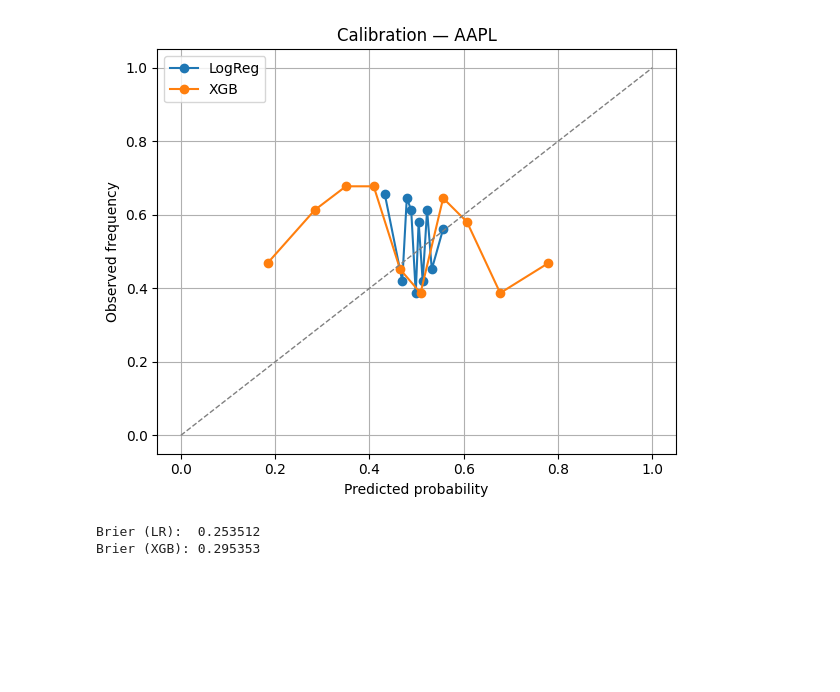
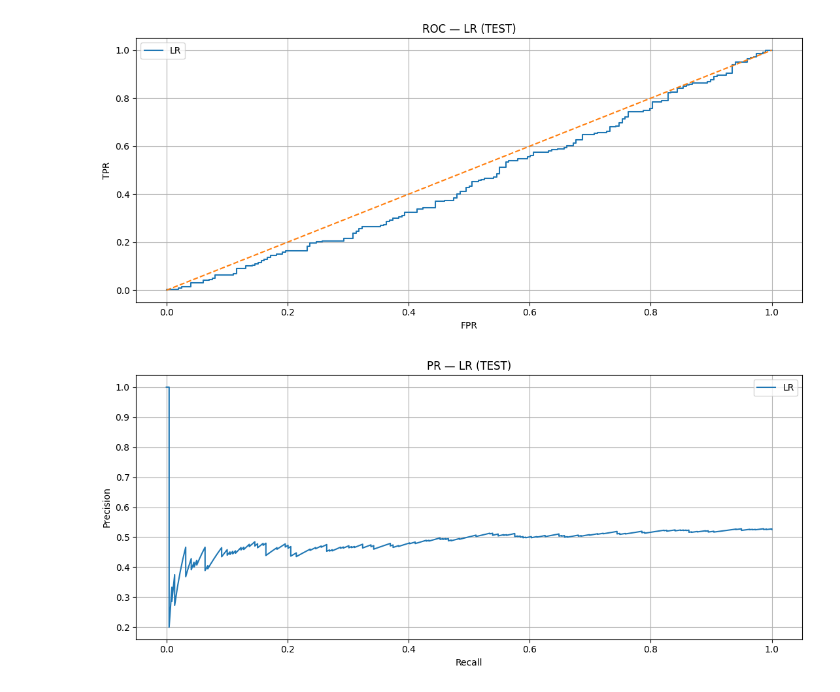
Before and after one commit to yubyunghun/stock-direction-ml, a Jupyter notebook: notebooks/05_explainability.ipynb, the cells around one changed output. Drawn from its saved outputs; the diff is of its cells as text; code cells hidden in the pictures; blank space fills up the shorter version.

Commit message:
feat(notebooks): finalize Phase 5 — explainability & reporting in 05

```diff
--- a/notebooks/05_explainability.ipynb
+++ b/notebooks/05_explainability.ipynb
@@ -163,24 +166,25 @@ saved reports/figures/pr_xgb_test.png
 # %%
-from sklearn.calibration import calibration_curve
+# --- ROC & PR curves (LR only for plots to keep it simple) ---
+fpr, tpr, _ = roc_curve(y_te, preds["LR"]["te"])
+prec, rec, _ = precision_recall_curve(y_te, preds["LR"]["te"])
 
-def plot_calibration(y_true, p_pred, label, n_bins=10):
-    frac_pos, mean_pred = calibration_curve(y_true, p_pred, n_bins=n_bins, strategy="quantile")
-    plt.plot(mean_pred, frac_pos, marker="o", label=label)
-
-plt.figure(figsize=(6,5))
-plot_calibration(y_te, p_te_lr, "LogReg")
-if HAS_XGB and p_te_xgb is not None:
-    plot_calibration(y_te, p_te_xgb, "XGB")
-plt.plot([0,1],[0,1],"--", color="gray", lw=1)
-plt.xlabel("Predicted probability"); plt.ylabel("Observed frequency")
-plt.title(f"Calibration — {TICKER}"); plt.legend(); plt.tight_layout()
+plt.figure()
+plt.plot(fpr, tpr, label="LR")
+plt.plot([0,1],[0,1], linestyle="--")
+plt.xlabel("FPR"); plt.ylabel("TPR"); plt.title("ROC — LR (TEST)")
+plt.legend()
+plt.tight_layout()
+plt.savefig("reports/figures/roc_nb05.png", dpi=140)
 plt.show()
 
-print("Brier (LR): ", round(brier_score_loss(y_te, p_te_lr), 6))
-if HAS_XGB and p_te_xgb is not None:
-    print("Brier (XGB):", round(brier_score_loss(y_te, p_te_xgb), 6))
+plt.figure()
+plt.plot(rec, prec, label="LR")
+plt.xlabel("Recall"); plt.ylabel("Precision"); plt.title("PR — LR (TEST)")
+plt.legend()
+plt.tight_layout()
+plt.savefig("reports/figures/pr_nb05.png", dpi=140)
+plt.show()
 # %% [output]
-[figure, old version]
+[figure, new version]
-Brier (LR):  0.253512
-Brier (XGB): 0.295353
+[figure, added]
 # %%
```
Also changed, not shown: parts of 14 cells of this notebook, 26 other files.
